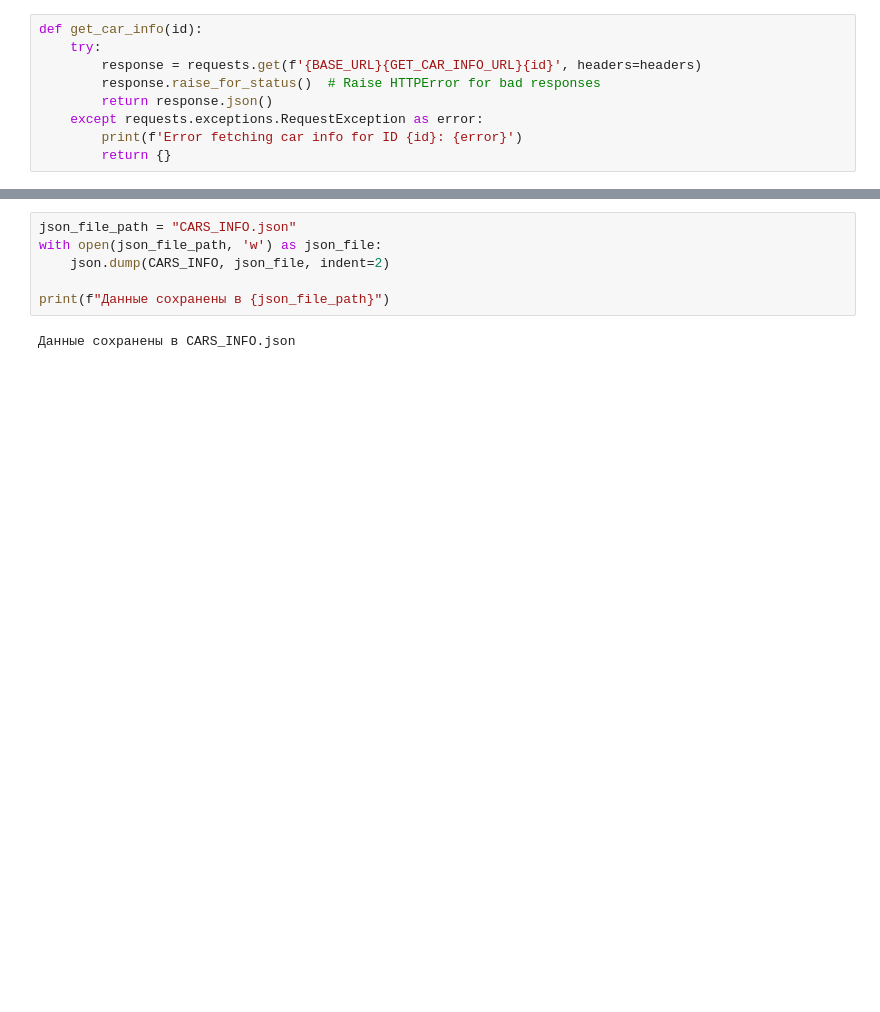
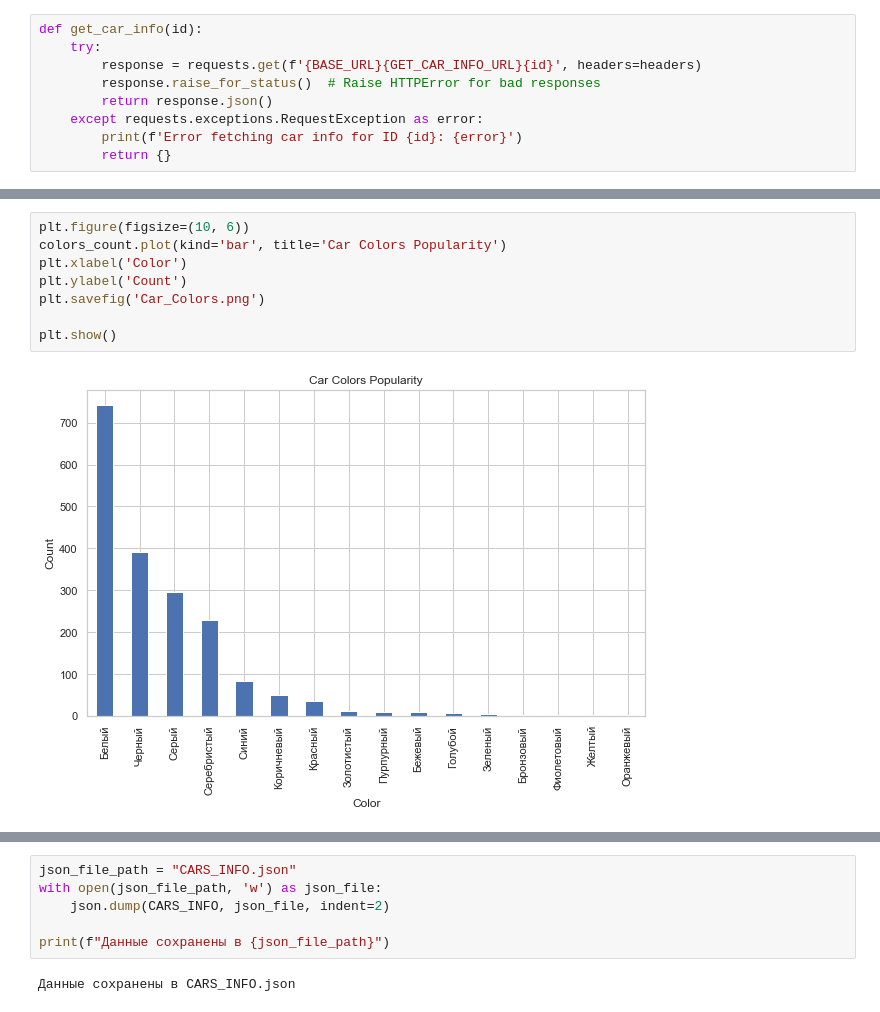
Before and after one commit to thebiggieboss/Data-CWA-V, a Jupyter notebook: testerov.ipynb, the cells around one changed output, grey strips where cells are left out. Drawn from its saved outputs; the diff is of its cells as text; blank space fills up the shorter version.

```diff
--- a/testerov.ipynb
+++ b/testerov.ipynb
@@ -140,0 +193,10 @@ df.head(1)
+# %%
+plt.figure(figsize=(10, 6))
+colors_count.plot(kind='bar', title='Car Colors Popularity')
+plt.xlabel('Color')
+plt.ylabel('Count')
+plt.savefig('Car_Colors.png')
+
+plt.show()
+# %% [output]
+[figure, added]
```
Also changed, not shown: parts of 19 cells of this notebook, 7 other files.
